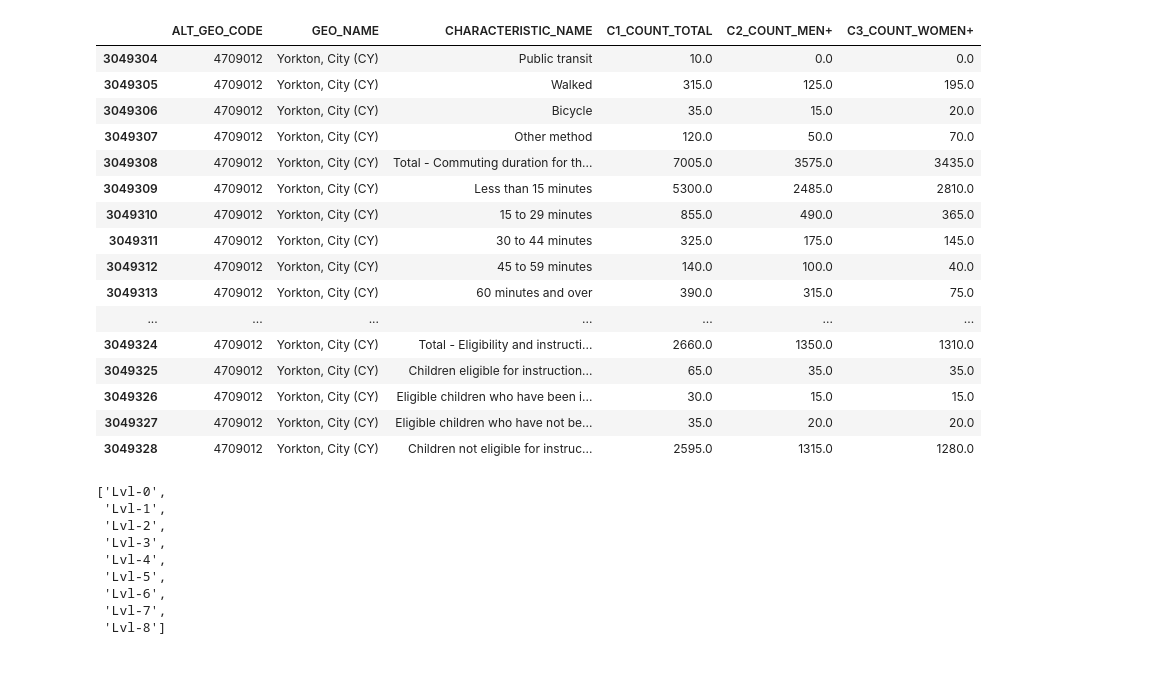
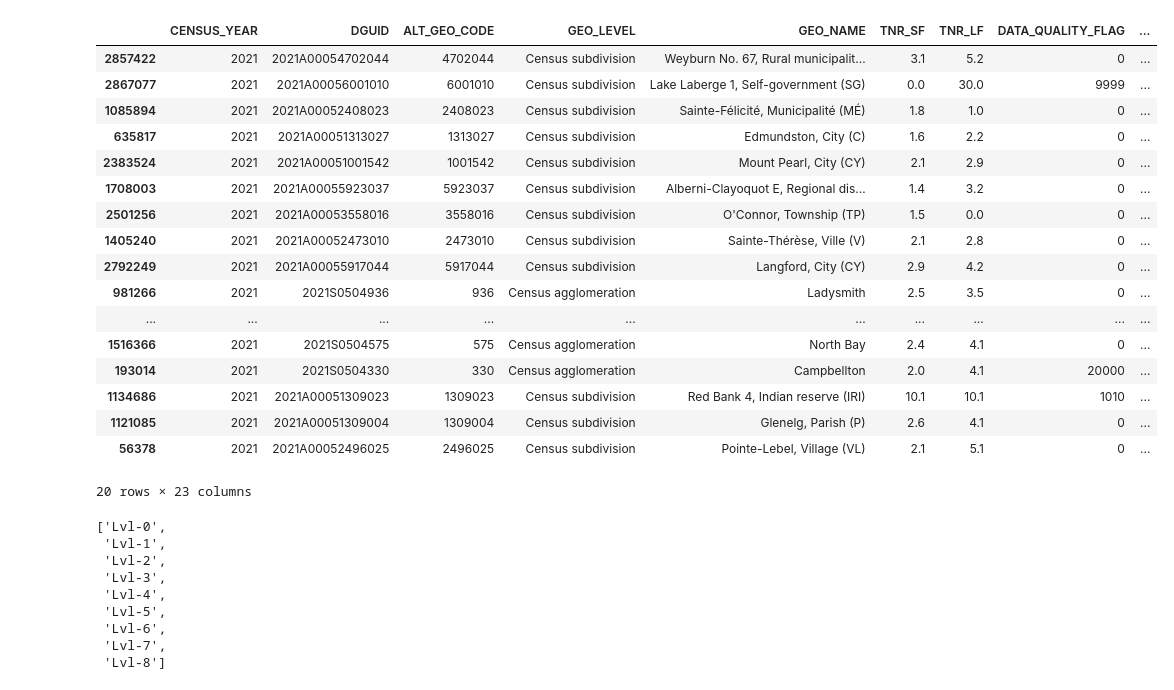
Before and after one commit to abdyraman/newcomersresearch, a Jupyter notebook: analysis.ipynb, the cells around one changed output. Cells and saved outputs as stored; diff of their text form; code cells hidden in the pictures.

Commit message:
latest_data_summary

```diff
--- a/analysis.ipynb
+++ b/analysis.ipynb
@@ -16,25 +17,26 @@ columns_to_keep = ['ALT_GEO_CODE','GEO_NAME', 'CHARACTERISTIC_NAME','C1_COUNT_TO
 # %%
 df =df[columns_to_keep]
 # %%
-df.tail(25)
+df.sample(20)
 # %% [output]
-|  | ALT_GEO_CODE | GEO_NAME | CHARACTERISTIC_NAME | C1_COUNT_TOTAL | C2_COUNT_MEN+ | C3_COUNT_WOMEN+ |
-| 3049304 | 4709012 | Yorkton, City (CY) | Public transit | 10.0 | 0.0 | 0.0 |
-| 3049305 | 4709012 | Yorkton, City (CY) | Walked | 315.0 | 125.0 | 195.0 |
-| 3049306 | 4709012 | Yorkton, City (CY) | Bicycle | 35.0 | 15.0 | 20.0 |
-| 3049307 | 4709012 | Yorkton, City (CY) | Other method | 120.0 | 50.0 | 70.0 |
-| 3049308 | 4709012 | Yorkton, City (CY) | Total - Commuting duration for th... | 7005.0 | 3575.0 | 3435.0 |
-| 3049309 | 4709012 | Yorkton, City (CY) | Less than 15 minutes | 5300.0 | 2485.0 | 2810.0 |
-| 3049310 | 4709012 | Yorkton, City (CY) | 15 to 29 minutes | 855.0 | 490.0 | 365.0 |
-| 3049311 | 4709012 | Yorkton, City (CY) | 30 to 44 minutes | 325.0 | 175.0 | 145.0 |
-| 3049312 | 4709012 | Yorkton, City (CY) | 45 to 59 minutes | 140.0 | 100.0 | 40.0 |
-| 3049313 | 4709012 | Yorkton, City (CY) | 60 minutes and over | 390.0 | 315.0 | 75.0 |
-| ... | ... | ... | ... | ... | ... | ... |
-| 3049324 | 4709012 | Yorkton, City (CY) | Total - Eligibility and instructi... | 2660.0 | 1350.0 | 1310.0 |
-| 3049325 | 4709012 | Yorkton, City (CY) | Children eligible for instruction... | 65.0 | 35.0 | 35.0 |
-| 3049326 | 4709012 | Yorkton, City (CY) | Eligible children who have been i... | 30.0 | 15.0 | 15.0 |
-| 3049327 | 4709012 | Yorkton, City (CY) | Eligible children who have not be... | 35.0 | 20.0 | 20.0 |
-| 3049328 | 4709012 | Yorkton, City (CY) | Children not eligible for instruc... | 2595.0 | 1315.0 | 1280.0 |
+|  | CENSUS_YEAR | DGUID | ALT_GEO_CODE | GEO_LEVEL | GEO_NAME | TNR_SF | TNR_LF | DATA_QUALITY_FLAG | ... |
+| 2857422 | 2021 | 2021A00054702044 | 4702044 | Census subdivision | Weyburn No. 67, Rural municipalit... | 3.1 | 5.2 | 0 | ... |
+| 2867077 | 2021 | 2021A00056001010 | 6001010 | Census subdivision | Lake Laberge 1, Self-government (SG) | 0.0 | 30.0 | 9999 | ... |
+| 1085894 | 2021 | 2021A00052408023 | 2408023 | Census subdivision | Sainte-Félicité, Municipalité (MÉ) | 1.8 | 1.0 | 0 | ... |
+| 635817 | 2021 | 2021A00051313027 | 1313027 | Census subdivision | Edmundston, City (C) | 1.6 | 2.2 | 0 | ... |
+| 2383524 | 2021 | 2021A00051001542 | 1001542 | Census subdivision | Mount Pearl, City (CY) | 2.1 | 2.9 | 0 | ... |
+| 1708003 | 2021 | 2021A00055923037 | 5923037 | Census subdivision | Alberni-Clayoquot E, Regional dis... | 1.4 | 3.2 | 0 | ... |
+| 2501256 | 2021 | 2021A00053558016 | 3558016 | Census subdivision | O'Connor, Township (TP) | 1.5 | 0.0 | 0 | ... |
+| 1405240 | 2021 | 2021A00052473010 | 2473010 | Census subdivision | Sainte-Thérèse, Ville (V) | 2.1 | 2.8 | 0 | ... |
+| 2792249 | 2021 | 2021A00055917044 | 5917044 | Census subdivision | Langford, City (CY) | 2.9 | 4.2 | 0 | ... |
+| 981266 | 2021 | 2021S0504936 | 936 | Census agglomeration | Ladysmith | 2.5 | 3.5 | 0 | ... |
+| ... | ... | ... | ... | ... | ... | ... | ... | ... | ... |
+| 1516366 | 2021 | 2021S0504575 | 575 | Census agglomeration | North Bay | 2.4 | 4.1 | 0 | ... |
+| 193014 | 2021 | 2021S0504330 | 330 | Census agglomeration | Campbellton | 2.0 | 4.1 | 20000 | ... |
+| 1134686 | 2021 | 2021A00051309023 | 1309023 | Census subdivision | Red Bank 4, Indian reserve (IRI) | 10.1 | 10.1 | 1010 | ... |
+| 1121085 | 2021 | 2021A00051309004 | 1309004 | Census subdivision | Glenelg, Parish (P) | 2.6 | 4.1 | 0 | ... |
+| 56378 | 2021 | 2021A00052496025 | 2496025 | Census subdivision | Pointe-Lebel, Village (VL) | 2.1 | 5.1 | 0 | ... |
+20 rows × 23 columns
 # %%
 df['Level'] = (df['CHARACTERISTIC_NAME'].apply(len)-df['CHARACTERISTIC_NAME'].str.strip().apply(len))/2
 # %%
```
Also changed, not shown: parts of 18 cells of this notebook.
